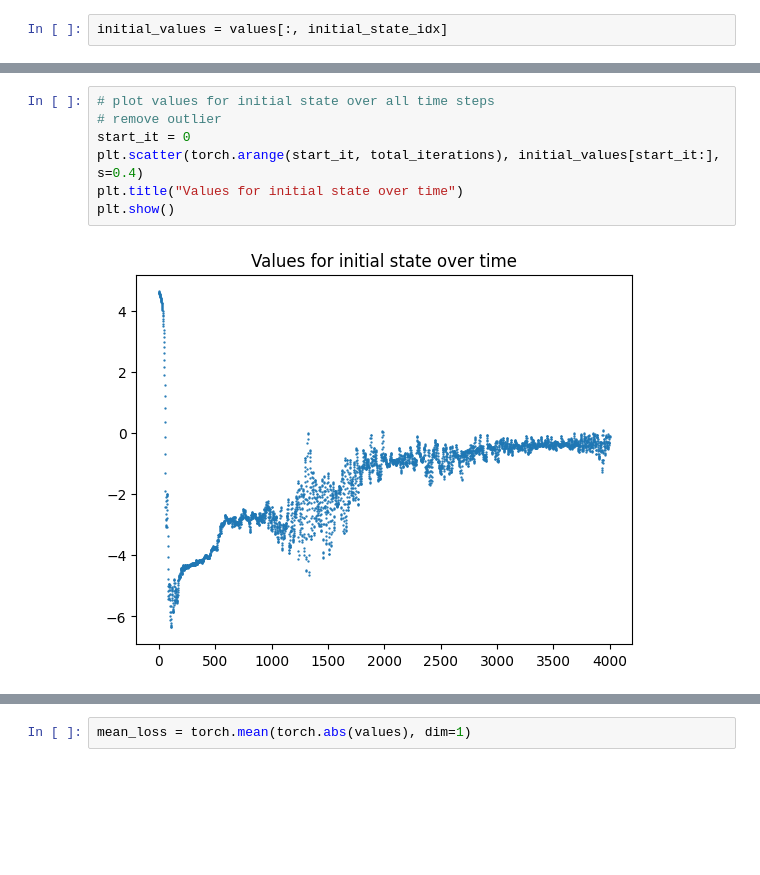
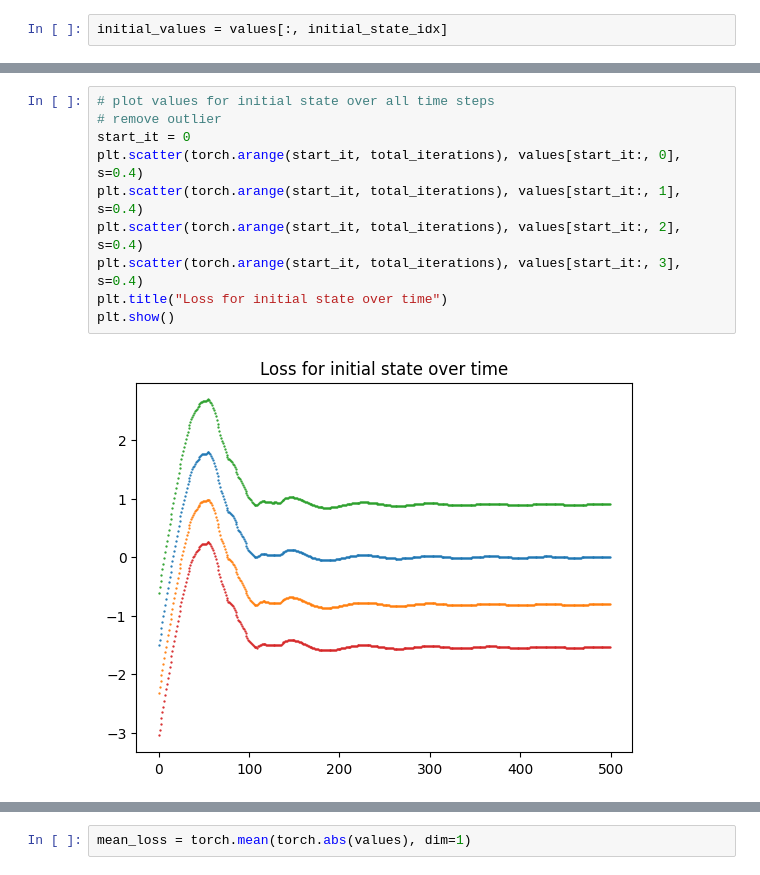
Before and after one commit to maichmueller/plangolin, a Jupyter notebook: notebooks/visz_state_space.ipynb, the cells around one changed output, grey strips where cells are left out. Drawn from its saved outputs; the diff is of its cells as text; blank space fills up the shorter version.

```diff
--- a/notebooks/visz_state_space.ipynb
+++ b/notebooks/visz_state_space.ipynb
@@ -54,12 +58,15 @@ initial_values = values[:, initial_state_idx]
 # %%
 # plot values for initial state over all time steps
 # remove outlier
 start_it = 0
-plt.scatter(torch.arange(start_it, total_iterations), initial_values[start_it:], s=0.4)
-plt.title("Values for initial state over time")
+plt.scatter(torch.arange(start_it, total_iterations), values[start_it:, 0], s=0.4)
+plt.scatter(torch.arange(start_it, total_iterations), values[start_it:, 1], s=0.4)
+plt.scatter(torch.arange(start_it, total_iterations), values[start_it:, 2], s=0.4)
+plt.scatter(torch.arange(start_it, total_iterations), values[start_it:, 3], s=0.4)
+plt.title("Loss for initial state over time")
 plt.show()
 # %% [output]
-[figure, old version]
+[figure, new version]
 # %%
 # plot values for last state before the goal over all time steps
 one_before_goal = next(i for i, s in enumerate(space.get_states()) if
```
Also changed, not shown: parts of 24 cells of this notebook, 3 other files.
